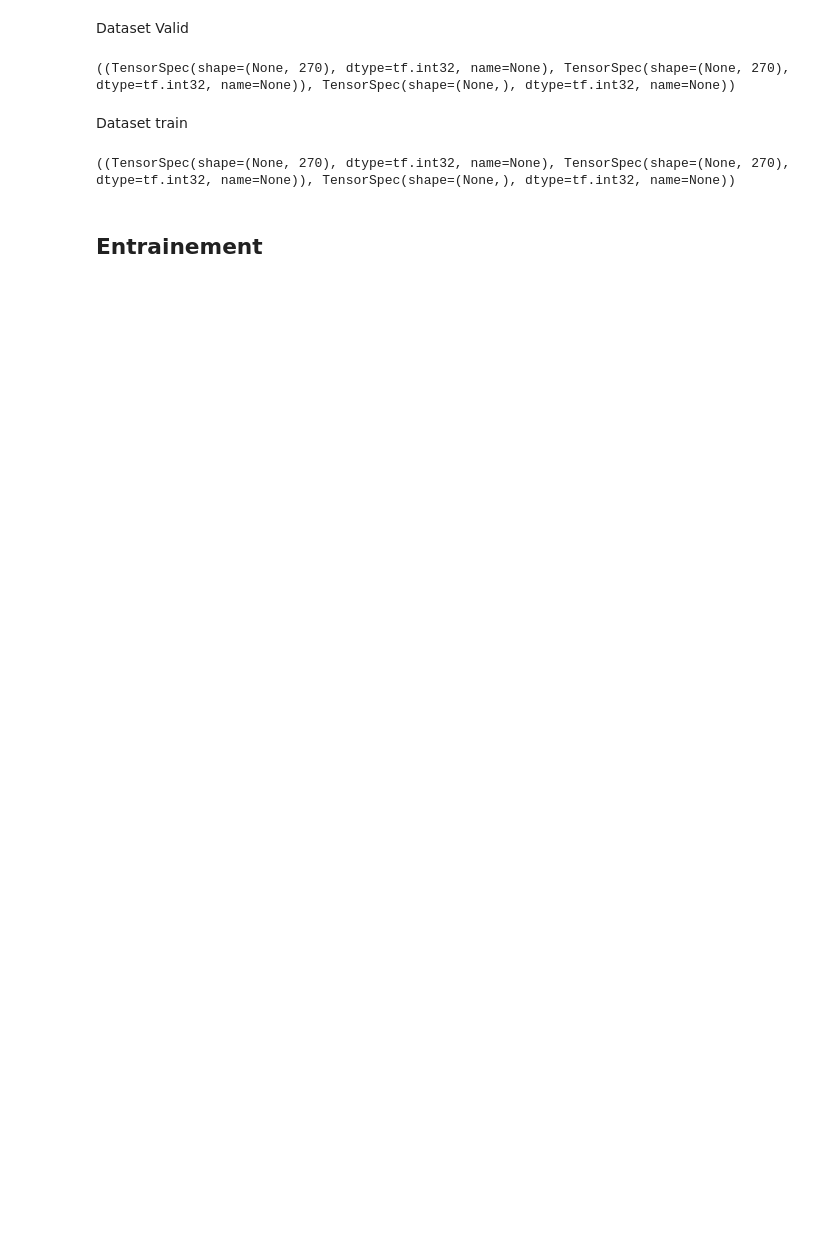
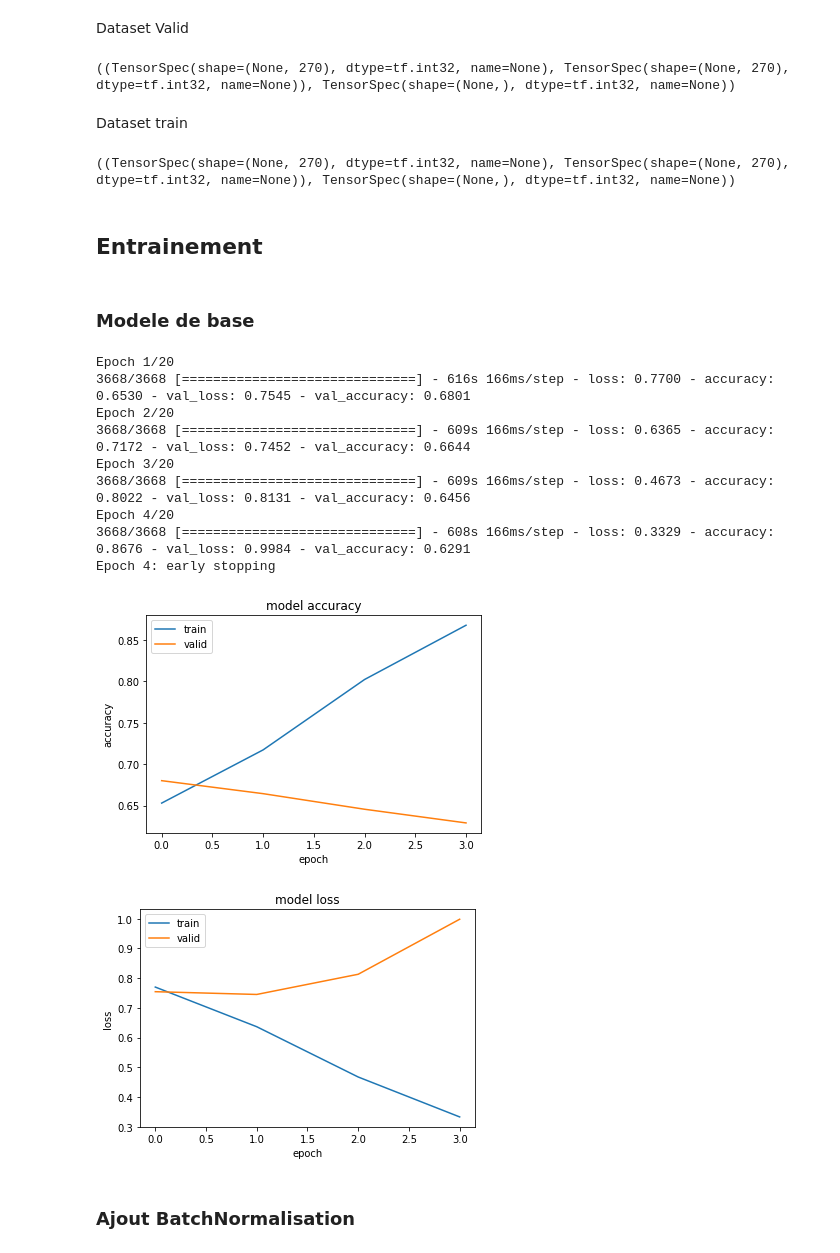
Before and after one commit to bonnefco/P8, a Jupyter notebook: P8_BERT_MODELS.ipynb, the cells around one changed output. Drawn from its saved outputs; the diff is of its cells as text; code cells hidden in the pictures; blank space fills up the shorter version.

```diff
--- a/P8_BERT_MODELS.ipynb
+++ b/P8_BERT_MODELS.ipynb
@@ -319,3 +269,22 @@ print(data_train.element_spec)
 ((TensorSpec(shape=(None, 270), dtype=tf.int32, name=None), TensorSpec(shape=(None, 270), dtype=tf.int32, name=None)), TensorSpec(shape=(None,), dtype=tf.int32, name=None))
 # %% [markdown]
 ## Entrainement
+# %% [markdown]
+### Modele de base
+# %%
+input_ids = tensorflow.keras.Input(shape = (MAX_LEN, ), dtype = tensorflow.int32, name = "input_ids")
+attention_mask = tensorflow.keras.Input(shape = (MAX_LEN, ), dtype = tensorflow.int32, name = "attention_mask")
+
+transformer_layer = (transformers.TFAutoModel.from_pretrained(MODEL_NAME))
+
+sequence_output = transformer_layer([input_ids, attention_mask])['last_hidden_state']
+clf_output = sequence_output[:, 0, :]
+layer = tensorflow.keras.layers.Dense(128, activation="relu")(clf_output)
+out = tensorflow.keras.layers.Dense(3, activation='softmax')(layer)
+
+model = tensorflow.keras.Model(inputs = [input_ids, attention_mask],
+              outputs = out)
+
+model.compile(tensorflow.keras.optimizers.Adam(learning_rate = LEARNING_RATE),
+              loss = 'sparse_categorical_crossentropy',
+              metrics = ['accuracy'])
@@ -321,0 +293,34 @@ print(data_train.element_spec)
+# %%
+Stopping_condition = tensorflow.keras.callbacks.EarlyStopping(
+    monitor='val_accuracy',
+    min_delta=0.03,
+    patience=3,
+    #mode='max',
+    verbose=1)
+
+history = model.fit(
+    data_train,
+    epochs=20,
+    #validation_steps = validation_size // batch_size,
+    validation_data=data_valid,
+    #steps_per_epoch = train_size // batch_size,
+    callbacks=[Stopping_condition]
+)
+
+model.save('/content/drive/MyDrive/Colab_Notebooks/P8/models/bert_model_1.h5')
+
+plot_curves(history)
+# %% [output]
+Epoch 1/20
+3668/3668 [==============================] - 616s 166ms/step - loss: 0.7700 - accuracy: 0.6530 - val_loss: 0.7545 - val_accuracy: 0.6801
+Epoch 2/20
+3668/3668 [==============================] - 609s 166ms/step - loss: 0.6365 - accuracy: 0.7172 - val_loss: 0.7452 - val_accuracy: 0.6644
+Epoch 3/20
+3668/3668 [==============================] - 609s 166ms/step - loss: 0.4673 - accuracy: 0.8022 - val_loss: 0.8131 - val_accuracy: 0.6456
+Epoch 4/20
+3668/3668 [==============================] - 608s 166ms/step - loss: 0.3329 - accuracy: 0.8676 - val_loss: 0.9984 - val_accuracy: 0.6291
+Epoch 4: early stopping
+[figure, added]
+[figure, added]
+# %% [markdown]
+### Ajout BatchNormalisation
```
Also changed, not shown: parts of 21 cells of this notebook.
